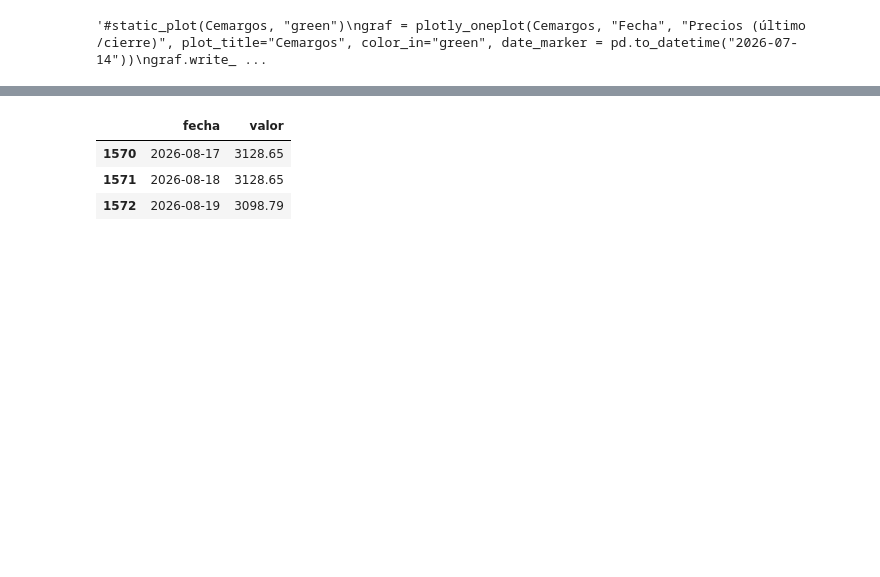
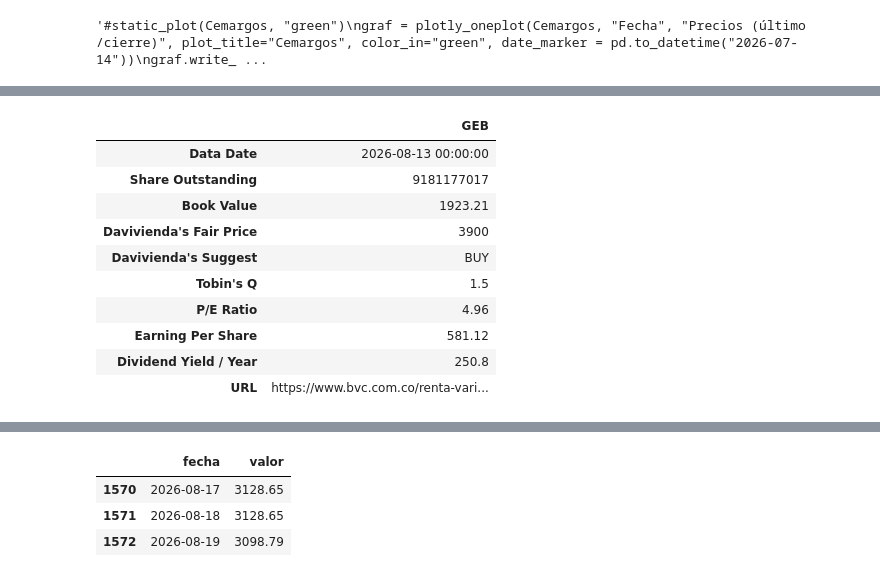
Before and after one commit to Yilap88/Colombia_finance, a Jupyter notebook: Figures/AccionesColombia.ipynb, the cells around one changed output, grey strips where cells are left out. Drawn from its saved outputs; the diff is of its cells as text; code cells hidden in the pictures; blank space fills up the shorter version.

```diff
--- a/Figures/AccionesColombia.ipynb
+++ b/Figures/AccionesColombia.ipynb
@@ -176,6 +208,20 @@ plot2(Isa, "ISA", "orange")
 | Earning Per Share | 0.44 |
 | Dividend Yield / Year | 1090 |
 | URL | https://www.bvc.com.co/renta-vari... |
+# %%
+plot2(GEB, "GEB", "rgb(223, 115, 49)")
+# %% [output]
+|  | GEB |
+| Data Date | 2026-08-13 00:00:00 |
+| Share Outstanding | 9181177017 |
+| Book Value | 1923.21 |
+| Davivienda's Fair Price | 3900 |
+| Davivienda's Suggest | BUY |
+| Tobin's Q | 1.5 |
+| P/E Ratio | 4.96 |
+| Earning Per Share | 581.12 |
+| Dividend Yield / Year | 250.8 |
+| URL | https://www.bvc.com.co/renta-vari... |
 # %%
 #static_plot(PFDavigroup, "pink")
 plotly_oneplot(PFDavigroup, "Fecha", "Precios (último /cierre)", "PFDavigroup", color_in="pink", date_marker = pd.to_datetime("2026-07-14"))
```
Also changed, not shown: parts of 11 cells of this notebook, 3 other files.
